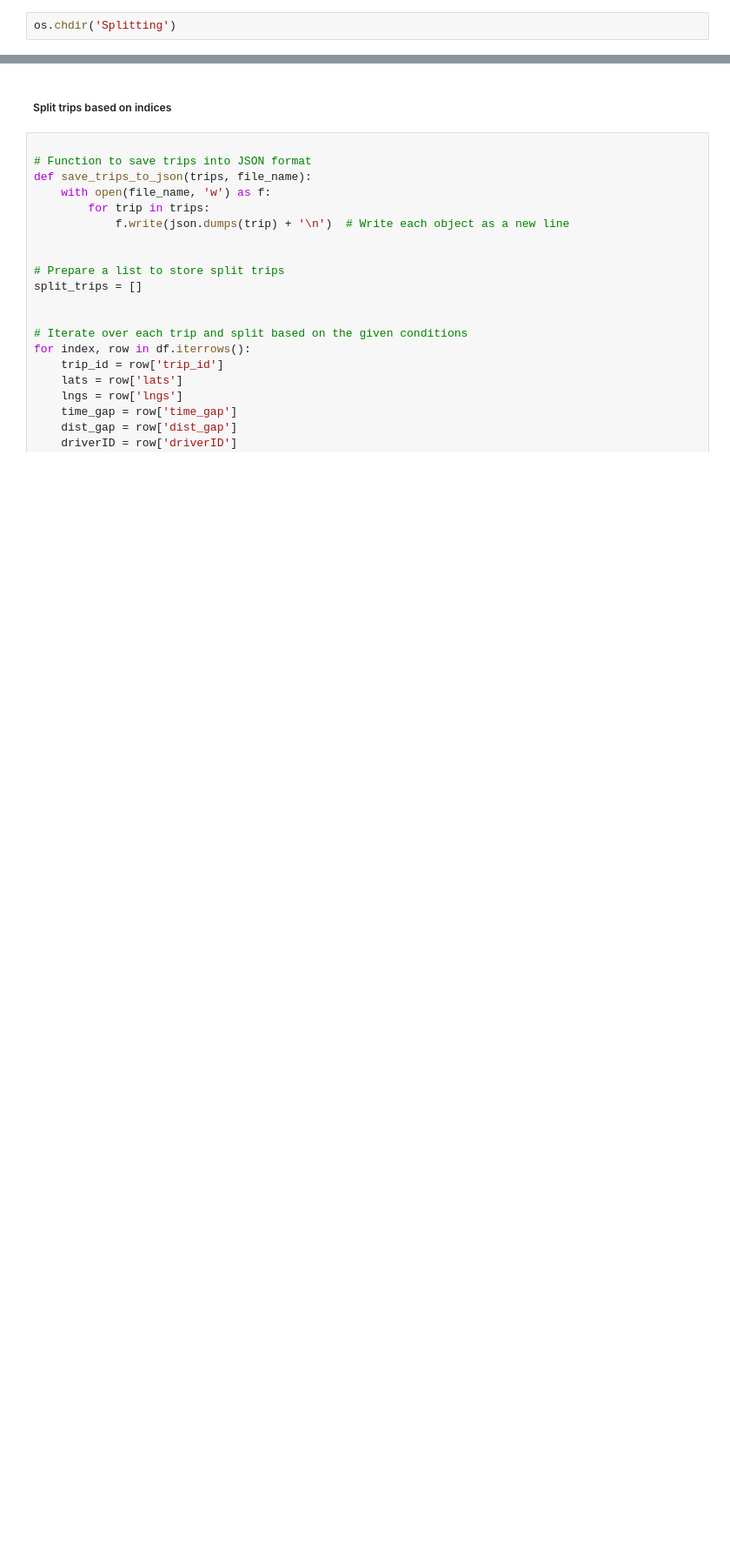
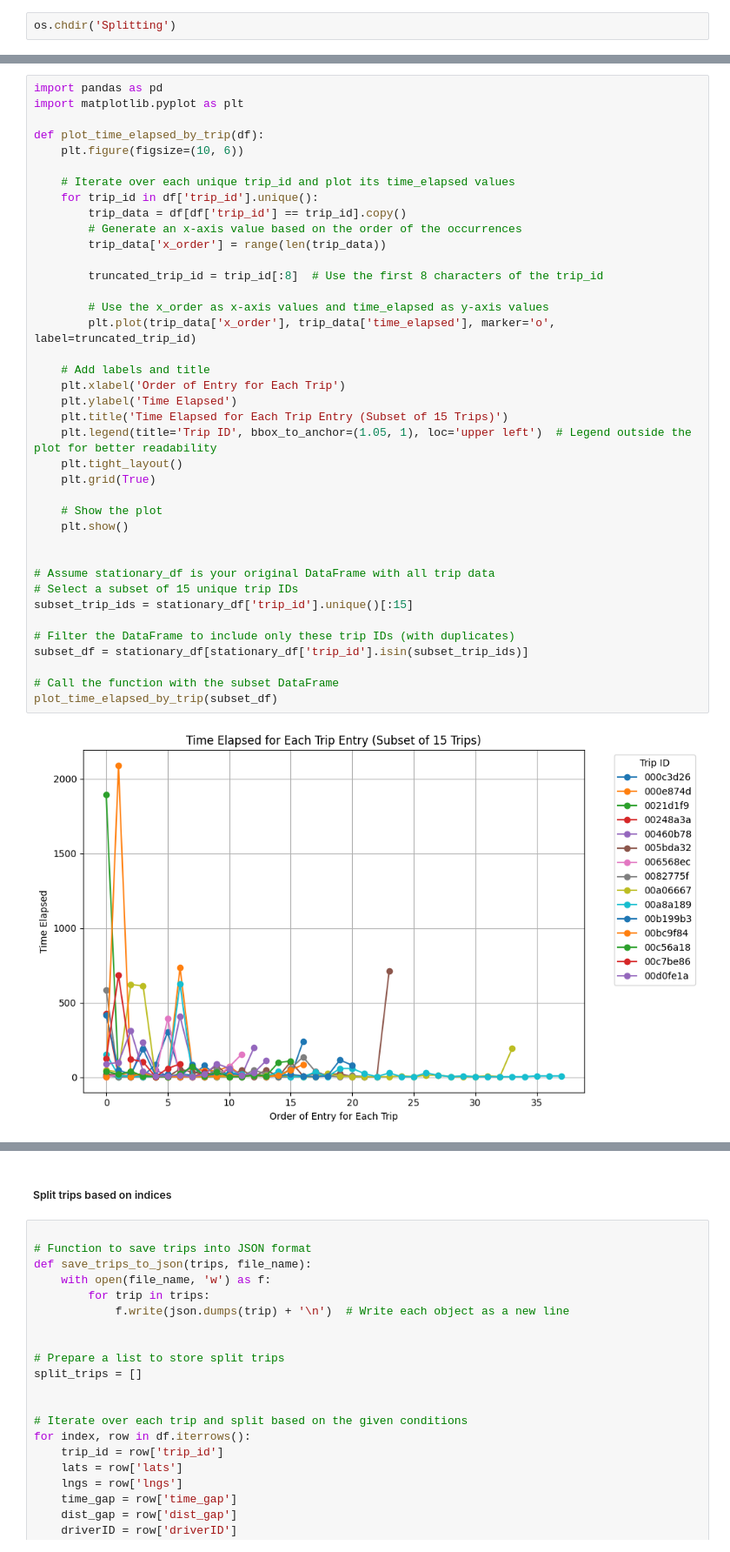
Before and after one commit to nadabadawi/eta-rfr, a Jupyter notebook: careem_rfr_v2.1.ipynb, the cells around one changed output, grey strips where cells are left out. Shown at 87% size. Saved outputs shown, nothing was run; the diff lists cells and outputs as text; blank space fills up the shorter version.

```diff
--- a/careem_rfr_v2.1.ipynb
+++ b/careem_rfr_v2.1.ipynb
@@ -587,0 +531,41 @@ Stationary intervals saved to trip_stationary_intervals.csv
+# %%
+import pandas as pd
+import matplotlib.pyplot as plt
+
+def plot_time_elapsed_by_trip(df):
+    plt.figure(figsize=(10, 6))
+
+    # Iterate over each unique trip_id and plot its time_elapsed values
+    for trip_id in df['trip_id'].unique():
+        trip_data = df[df['trip_id'] == trip_id].copy()
+        # Generate an x-axis value based on the order of the occurrences
+        trip_data['x_order'] = range(len(trip_data))
+
+        truncated_trip_id = trip_id[:8]  # Use the first 8 characters of the trip_id
+
+        # Use the x_order as x-axis values and time_elapsed as y-axis values
+        plt.plot(trip_data['x_order'], trip_data['time_elapsed'], marker='o', label=truncated_trip_id)
+
+    # Add labels and title
+    plt.xlabel('Order of Entry for Each Trip')
+    plt.ylabel('Time Elapsed')
+    plt.title('Time Elapsed for Each Trip Entry (Subset of 15 Trips)')
+    plt.legend(title='Trip ID', bbox_to_anchor=(1.05, 1), loc='upper left')  # Legend outside the plot for better readability
+    plt.tight_layout()
+    plt.grid(True)
+
+    # Show the plot
+    plt.show()
+
+
+# Assume stationary_df is your original DataFrame with all trip data
+# Select a subset of 15 unique trip IDs
+subset_trip_ids = stationary_df['trip_id'].unique()[:15]
+
+# Filter the DataFrame to include only these trip IDs (with duplicates)
+subset_df = stationary_df[stationary_df['trip_id'].isin(subset_trip_ids)]
+
+# Call the function with the subset DataFrame
+plot_time_elapsed_by_trip(subset_df)
+# %% [output]
+[figure, added]
```
Also changed, not shown: parts of 22 cells of this notebook, 11 other files.
